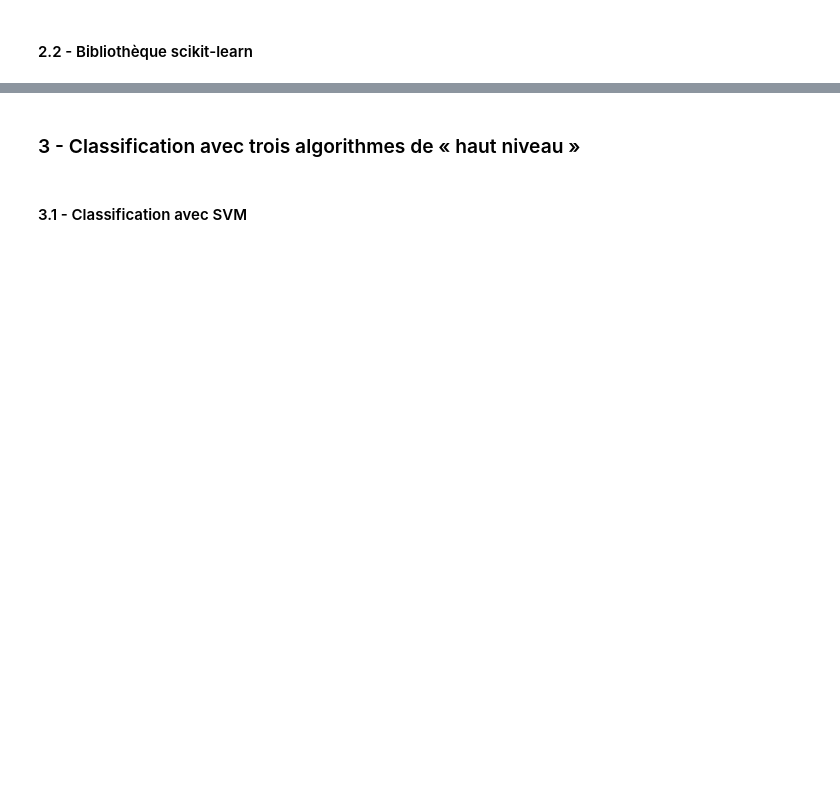
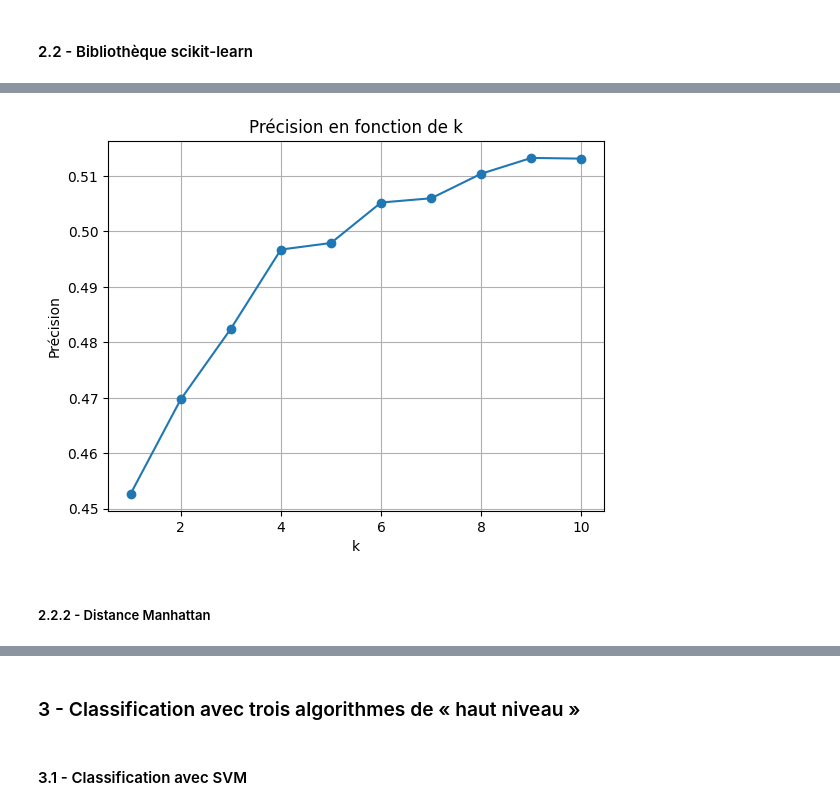
Before and after one commit to GuillaumeRobin9/IA, a Jupyter notebook: AppSupervisé.ipynb, the cells around one changed output, grey strips where cells are left out. Cells and saved outputs as stored; diff of their text form; code cells hidden in the pictures; blank space fills up the shorter version.

```diff
--- a/AppSupervisé.ipynb
+++ b/AppSupervisé.ipynb
@@ -174,7 +175,8 @@ df_selected = df[selected_columns].copy()
 df_selected.dropna(inplace=True)
 X_train, X_test, y_train, y_test = train_test_split(df[['age', 'latitude', 'longitude', 'descr_athmo','descr_cat_veh','descr_lum','descr_etat_surf']],
                                                     df['descr_grav'], test_size=0.2, random_state=42)
-k = 3
+k = 6
+
 y_pred = predict_knn(X_train, y_train, X_test, k)
 
 # TEST EVALUATION
@@ -198,3 +263,17 @@ accuracy_score(y_test, y_pred)
+# %%
+# tracage du graphique
+import matplotlib.pyplot as plt
+k_values = range(1, 11)
+plt.plot(k_values, mean_accuracy_list, marker='o')
+plt.xlabel('k')
+plt.ylabel('Précision')
+plt.title('Précision en fonction de k')
+plt.grid(True)
+plt.show()
+# %% [output]
+[figure, added]
+# %% [markdown]
+##### 2.2.2 - Distance Manhattan
 # %%
 # Liste pour stocker les valeurs d'accuracy
 accuracy_list = []
```
Also changed, not shown: parts of 33 cells of this notebook.
